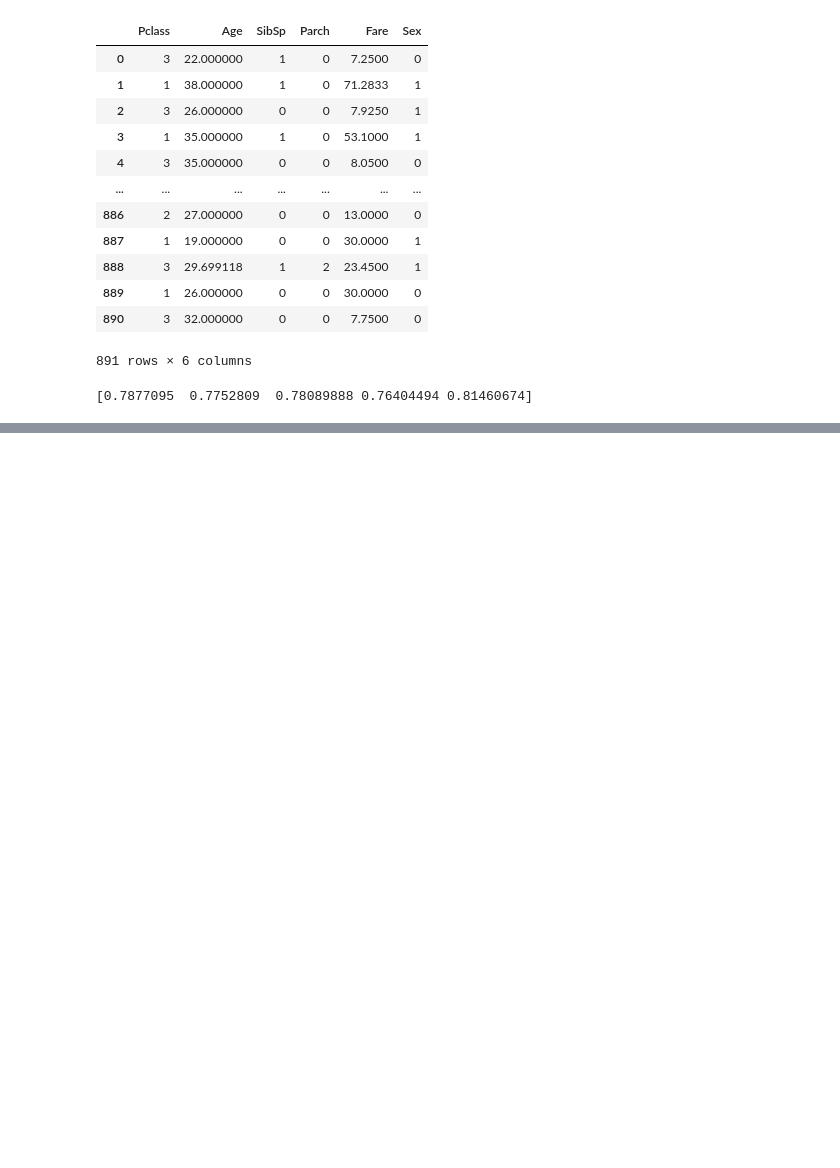
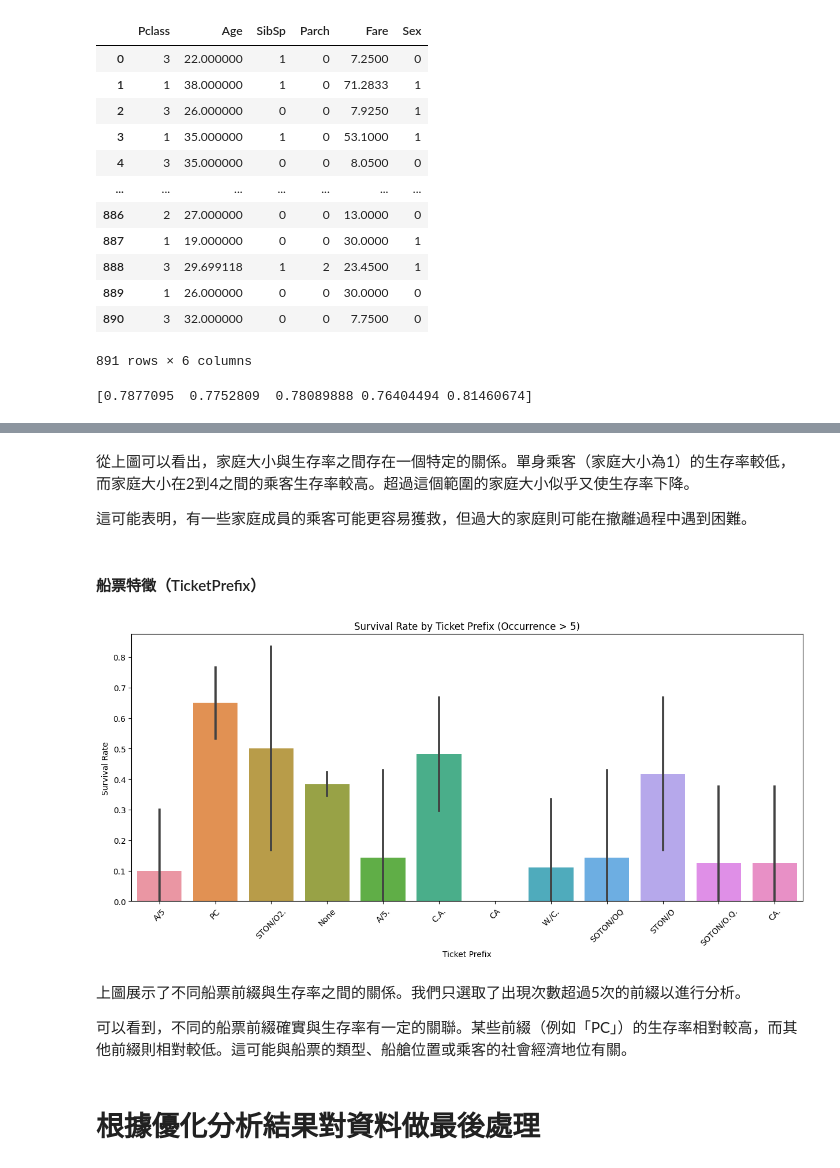
Before and after one commit to bomb1000/titanic-analysis, a Jupyter notebook: 專題實作_01_鐵達尼號生存預測.ipynb, the cells around one changed output, grey strips where cells are left out. Cells and saved outputs as stored; diff of their text form; code cells hidden in the pictures; blank space fills up the shorter version.

```diff
--- a/專題實作_01_鐵達尼號生存預測.ipynb
+++ b/專題實作_01_鐵達尼號生存預測.ipynb
@@ -187,0 +397,32 @@ print(scores)
+# %% [markdown]
+從上圖可以看出，家庭大小與生存率之間存在一個特定的關係。單身乘客（家庭大小為1）的生存率較低，而家庭大小在2到4之間的乘客生存率較高。超過這個範圍的家庭大小似乎又使生存率下降。
+
+這可能表明，有一些家庭成員的乘客可能更容易獲救，但過大的家庭則可能在撤離過程中遇到困難。
+# %% [markdown]
+#### 船票特徵（TicketPrefix）
+# %%
+# Counting the occurrences of different ticket prefixes
+ticket_prefix_counts = df['TicketPrefix'].value_counts()
+
+# Selecting ticket prefixes that occur more than 5 times
+selected_ticket_prefixes = ticket_prefix_counts[ticket_prefix_counts > 5].index
+
+# Filtering the data to include only selected ticket prefixes
+selected_ticket_prefix_data = df[df['TicketPrefix'].isin(selected_ticket_prefixes)]
+
+# Plotting the survival rate based on the selected 'TicketPrefix' feature
+plt.figure(figsize=(15, 6))
+sns.barplot(x='TicketPrefix', y='Survived', data=selected_ticket_prefix_data)
+plt.xticks(rotation=45)
+plt.title('Survival Rate by Ticket Prefix (Occurrence > 5)')
+plt.ylabel('Survival Rate')
+plt.xlabel('Ticket Prefix')
+plt.show()
+# %% [output]
+[figure, added]
+# %% [markdown]
+上圖展示了不同船票前綴與生存率之間的關係。我們只選取了出現次數超過5次的前綴以進行分析。
+
+可以看到，不同的船票前綴確實與生存率有一定的關聯。某些前綴（例如「PC」）的生存率相對較高，而其他前綴則相對較低。這可能與船票的類型、船艙位置或乘客的社會經濟地位有關。
+# %% [markdown]
+# 根據優化分析結果對資料做最後處理
```
Also changed, not shown: parts of 26 cells of this notebook.
